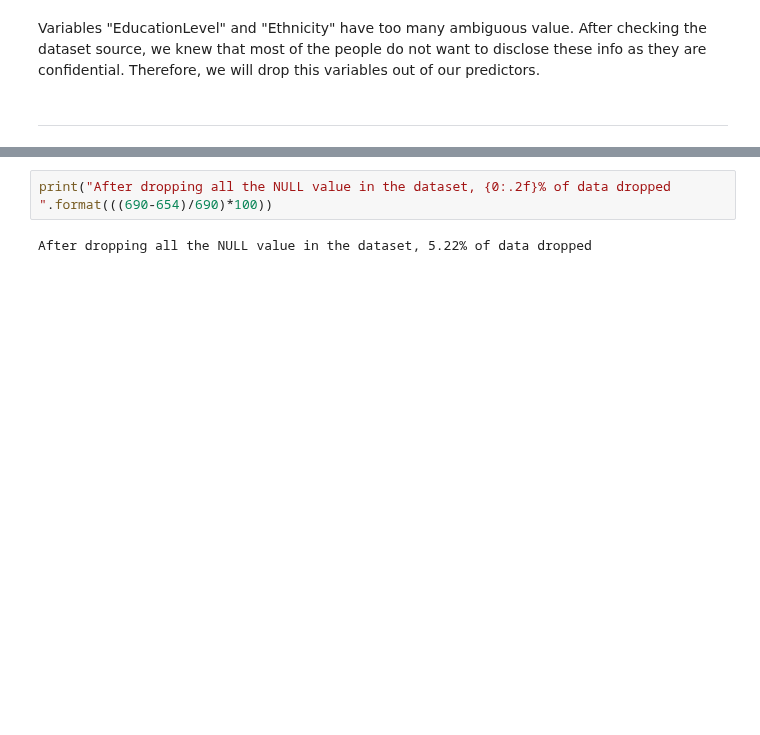
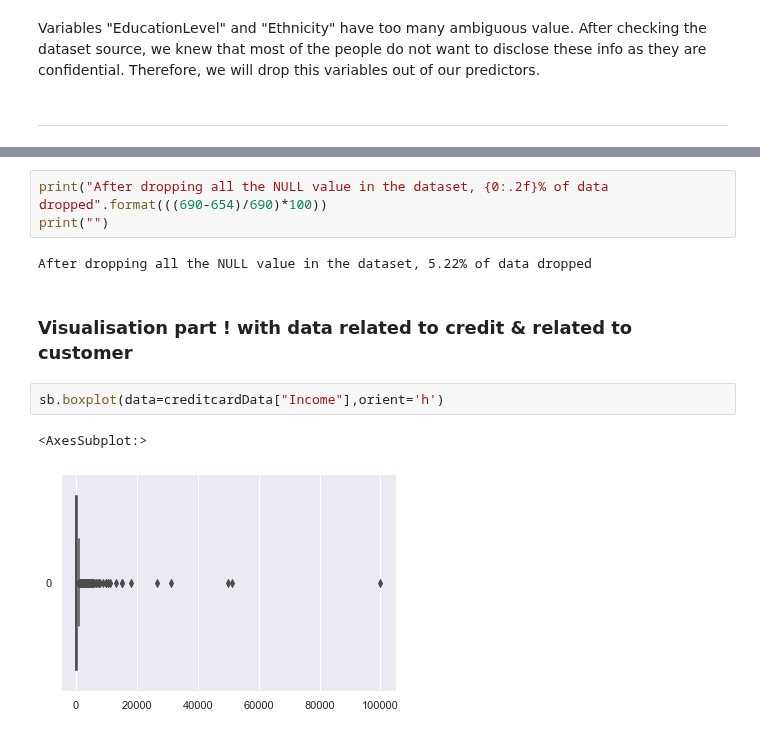
Before and after one commit to niyaojiayou/SC1015, a Jupyter notebook: SC1015 Mini Project.ipynb, the cells around one changed output, grey strips where cells are left out. Saved outputs shown, nothing was run; the diff lists cells and outputs as text; blank space fills up the shorter version.

Commit message:
update dataset

```diff
--- a/SC1015 Mini Project.ipynb
+++ b/SC1015 Mini Project.ipynb
@@ -179,6 +180,14 @@ Data columns (total 15 columns):
 dtypes: float64(4), int64(2), object(9)
 memory usage: 81.8+ KB
 # %%
-print("After dropping all the NULL value in the dataset, {0:.2f}% of data dropped  ".format(((690-654)/690)*100))
+print("After dropping all the NULL value in the dataset, {0:.2f}% of data dropped".format(((690-654)/690)*100))
+print("")
 # %% [output]
 After dropping all the NULL value in the dataset, 5.22% of data dropped
+# %% [markdown]
+### Visualisation part ! with data related to credit & related to customer
+# %%
+sb.boxplot(data=creditcardData["Income"],orient='h')
+# %% [output]
+<AxesSubplot:>
+[figure, added]
```
Also changed, not shown: parts of 1 cell of this notebook, 2 other files.
